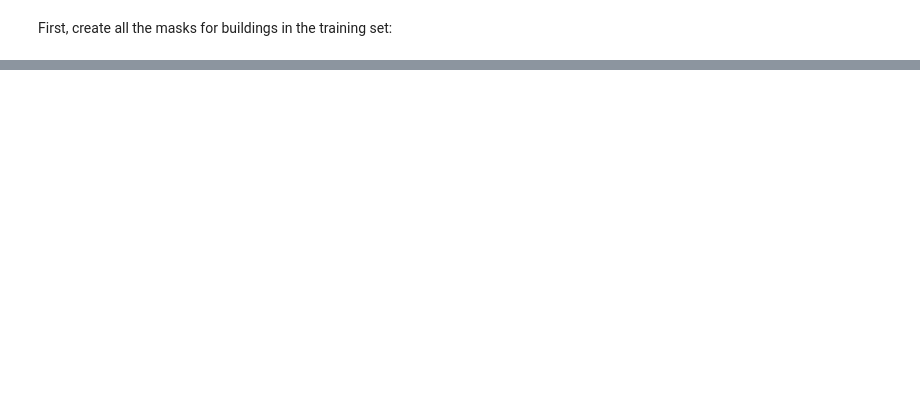
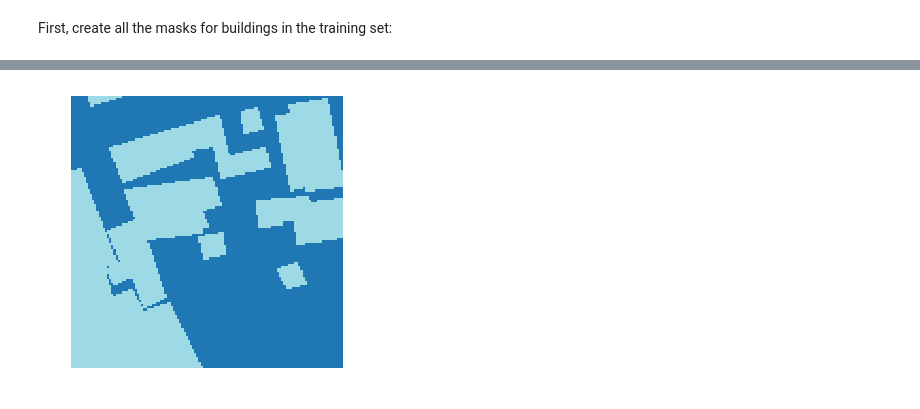
Before and after one commit to wwymak/kaggle-dstl, a Jupyter notebook: starter1.ipynb, the cells around one changed output, grey strips where cells are left out. Saved outputs shown, nothing was run; the diff lists cells and outputs as text; code cells hidden in the pictures; blank space fills up the shorter version.

```diff
--- a/starter1.ipynb
+++ b/starter1.ipynb
@@ -277,0 +292,5 @@ for ax in axs.flat:
+# %%
+mask = open_mask(building_masks_train_dir /"6120_2_2_19_6.png")
+mask.show(figsize=(5,5), alpha=1)
+# %% [output]
+[figure, added]
```
Also changed, not shown: parts of 62 cells of this notebook.
